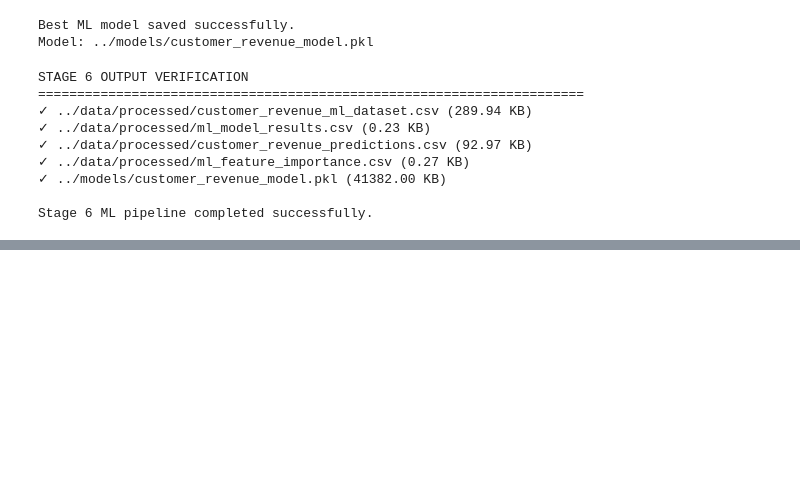
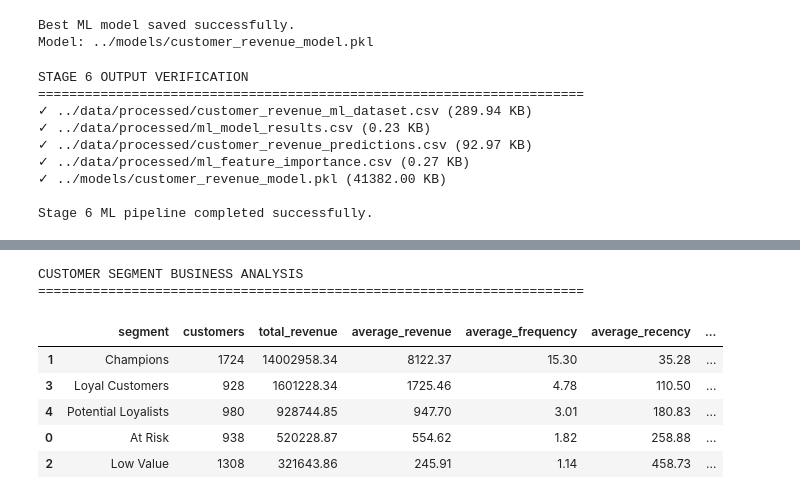
Before and after one commit to AKASHRAUT108/autonomous-data-analyst, a Jupyter notebook: notebooks/03_machine_learning.ipynb, the cells around one changed output, grey strips where cells are left out. Cells and saved outputs as stored; diff of their text form; code cells hidden in the pictures; blank space fills up the shorter version.

```diff
--- a/notebooks/03_machine_learning.ipynb
+++ b/notebooks/03_machine_learning.ipynb
@@ -2455,0 +2631,48 @@ Stage 6 ML pipeline completed successfully.
+# %%
+# 7.3 - CUSTOMER SEGMENT INSIGHTS
+
+segment_business = (
+    rfm
+    .groupby("segment")
+    .agg(
+        customers=("customer_id", "count"),
+        total_revenue=("Monetary", "sum"),
+        average_revenue=("Monetary", "mean"),
+        average_frequency=("Frequency", "mean"),
+        average_recency=("Recency", "mean")
+    )
+    .reset_index()
+)
+
+segment_business["customer_percentage"] = (
+    segment_business["customers"]
+    / segment_business["customers"].sum()
+    * 100
+).round(2)
+
+segment_business["revenue_percentage"] = (
+    segment_business["total_revenue"]
+    / segment_business["total_revenue"].sum()
+    * 100
+).round(2)
+
+segment_business = segment_business.sort_values(
+    "total_revenue",
+    ascending=False
+)
+
+print("CUSTOMER SEGMENT BUSINESS ANALYSIS")
+print("=" * 70)
+
+display(
+    segment_business.round(2)
+)
+# %% [output]
+CUSTOMER SEGMENT BUSINESS ANALYSIS
+======================================================================
+|  | segment | customers | total_revenue | average_revenue | average_frequency | average_recency | ... |
+| 1 | Champions | 1724 | 14002958.34 | 8122.37 | 15.30 | 35.28 | ... |
+| 3 | Loyal Customers | 928 | 1601228.34 | 1725.46 | 4.78 | 110.50 | ... |
+| 4 | Potential Loyalists | 980 | 928744.85 | 947.70 | 3.01 | 180.83 | ... |
+| 0 | At Risk | 938 | 520228.87 | 554.62 | 1.82 | 258.88 | ... |
+| 2 | Low Value | 1308 | 321643.86 | 245.91 | 1.14 | 458.73 | ... |
```
Also changed, not shown: parts of 16 cells of this notebook.
